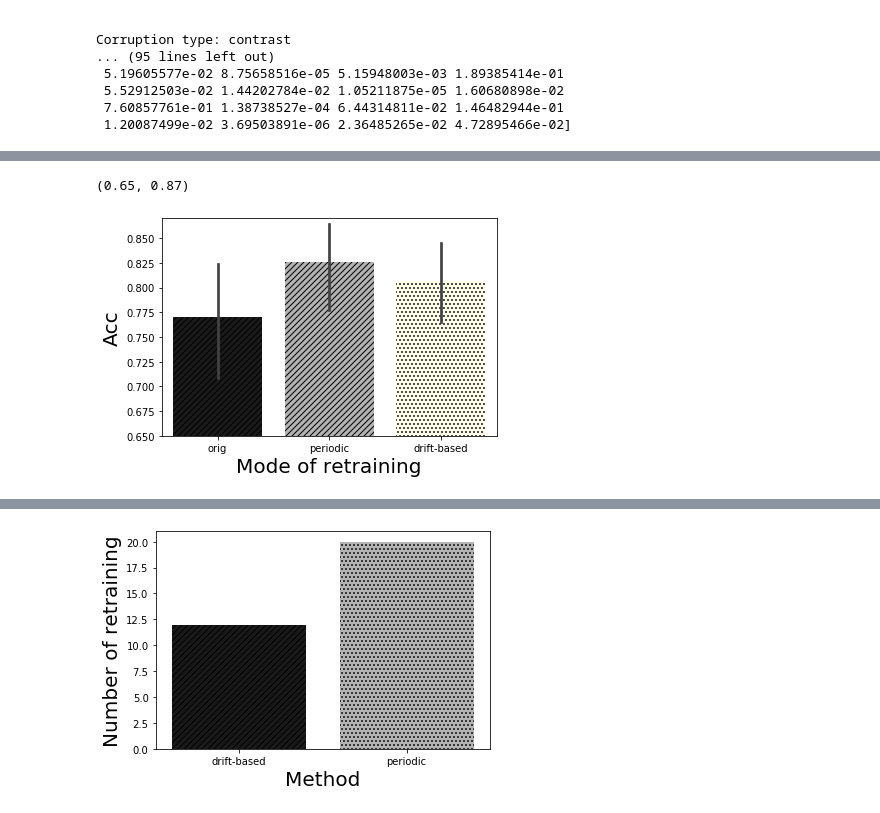
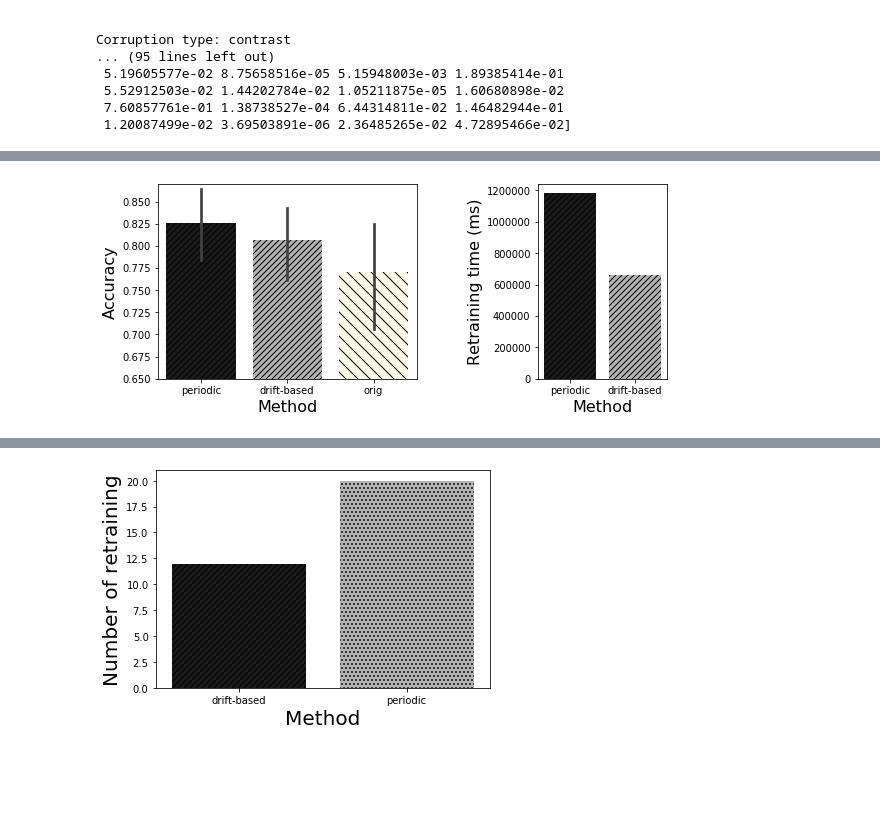
Before and after one commit to mtoslalibu/kfserving, a Jupyter notebook: mert-examples/cd_ks_cifar10.ipynb, the cells around one changed output, grey strips where cells are left out. Cells and saved outputs as stored; diff of their text form; code cells hidden in the pictures; blank space fills up the shorter version.

Commit message:
Experiments: drift exploration, retraining policies

```diff
--- a/mert-examples/cd_ks_cifar10.ipynb
+++ b/mert-examples/cd_ks_cifar10.ipynb
@@ -449,25 +497,48 @@ FileNotFoundError: [Errno 2] File retraining.csv does not exist: 'retraining.csv
 # %%
 df = pd.read_csv('mmd-periodic.csv')
 
-f, ax = plt.subplots()
+# f, ax = plt.subplots()
+fig, (ax, ax3) = plt.subplots(1, 2, figsize=(10,5.5),
+                       gridspec_kw={
+                           'width_ratios': [2, 1]})
+
+fig.tight_layout(pad=9) # Or equivalently,  "plt.tight_layout()"
 
 
-ax= sns.barplot(
+ax= sns.barplot(ax = ax,
     data=df,
     x="mode", y="accuracy",ci=95,palette=sns.color_palette(get_colors())
 )
-hatches = ["////","////","...","////","////","////","////","////","////","////","////","////","////"]
+hatches = ["////","////","\\\\","////","////","////","////","////","////","////","////","////","////"]
 
 # Loop over the bars
 for i,thisbar in enumerate(ax.patches):
     # Set a different hatch for each bar
 #     print(i)
     thisbar.set_hatch(hatches[i])
 
 # ax.legend(fontsize=20)
-ax.set_ylabel('Acc',fontsize=20);
-ax.set_xlabel('Mode of retraining',fontsize=20);
+ax.set_ylabel('Accuracy',fontsize=16);
+ax.set_xlabel('Method',fontsize=16);
 ax.set_ylim([0.65, 0.87])
+
+
+ax3= sns.barplot(ax =ax3,
+    data=pd.read_csv('mmd-periodic-exec.csv')
+,
+    x="mode", y="exec",ci=95,palette=sns.color_palette(get_colors())
+)
+# hatches = ["////","...","////","////","////","////","////","////","////","////","////","////"]
+
+# Loop over the bars
+for i,thisbar in enumerate(ax3.patches):
+    # Set a different hatch for each bar
+#     print(i)
+    thisbar.set_hatch(hatches[i])
+
+
+# ax.legend(fontsize=20)
+ax3.set_ylabel('Retraining time (ms)',fontsize=16);
+ax3.set_xlabel('Method',fontsize=16);
 # %% [output]
-(0.65, 0.87)
-[figure, old version]
+[figure, new version]
```
Also changed, not shown: parts of 5 cells of this notebook, 9 other files.
